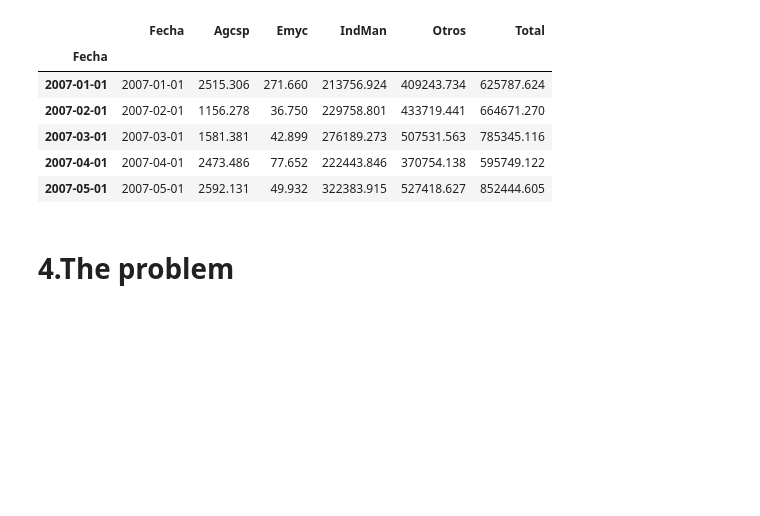
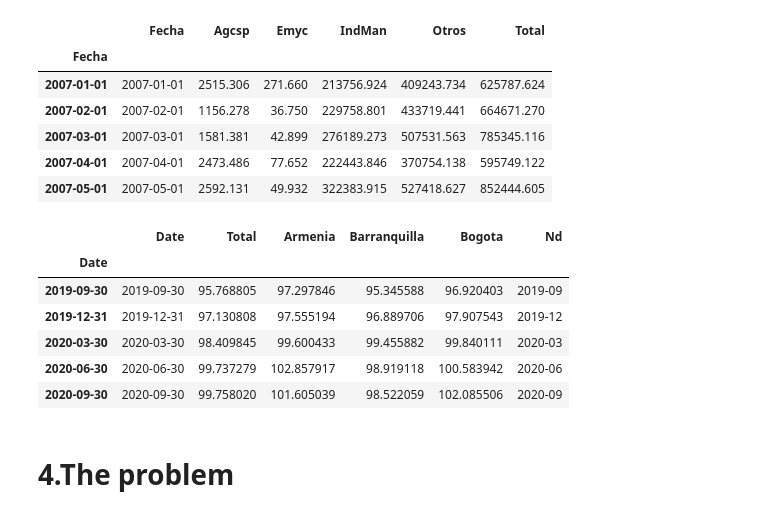
Before and after one commit to Cristiancperez/Code_in_class, a Jupyter notebook: 05_A_a_G.ipynb, the cells around one changed output. Cells and saved outputs as stored; diff of their text form; code cells hidden in the pictures; blank space fills up the shorter version.

```diff
--- a/05_A_a_G.ipynb
+++ b/05_A_a_G.ipynb
@@ -98,6 +100,18 @@ dt.head()
 | 2007-03-01 | 2007-03-01 | 1581.381 | 42.899 | 276189.273 | 507531.563 | 785345.116 |
 | 2007-04-01 | 2007-04-01 | 2473.486 | 77.652 | 222443.846 | 370754.138 | 595749.122 |
 | 2007-05-01 | 2007-05-01 | 2592.131 | 49.932 | 322383.915 | 527418.627 | 852444.605 |
+# %%
+#Change date formar to Year and Months
+df['Nd'] = df['Date'].dt.strftime('%Y-%m')
+df.head()
+# %% [output]
+|  | Date | Total | Armenia | Barranquilla | Bogota | Nd |
+| Date |  |  |  |  |  |  |
+| 2019-09-30 | 2019-09-30 | 95.768805 | 97.297846 | 95.345588 | 96.920403 | 2019-09 |
+| 2019-12-31 | 2019-12-31 | 97.130808 | 97.555194 | 96.889706 | 97.907543 | 2019-12 |
+| 2020-03-30 | 2020-03-30 | 98.409845 | 99.600433 | 99.455882 | 99.840111 | 2020-03 |
+| 2020-06-30 | 2020-06-30 | 99.737279 | 102.857917 | 98.919118 | 100.583942 | 2020-06 |
+| 2020-09-30 | 2020-09-30 | 99.758020 | 101.605039 | 98.522059 | 102.085506 | 2020-09 |
 # %% [markdown]
 # **4.The problem**
 # %%
```
Also changed, not shown: parts of 10 cells of this notebook.
